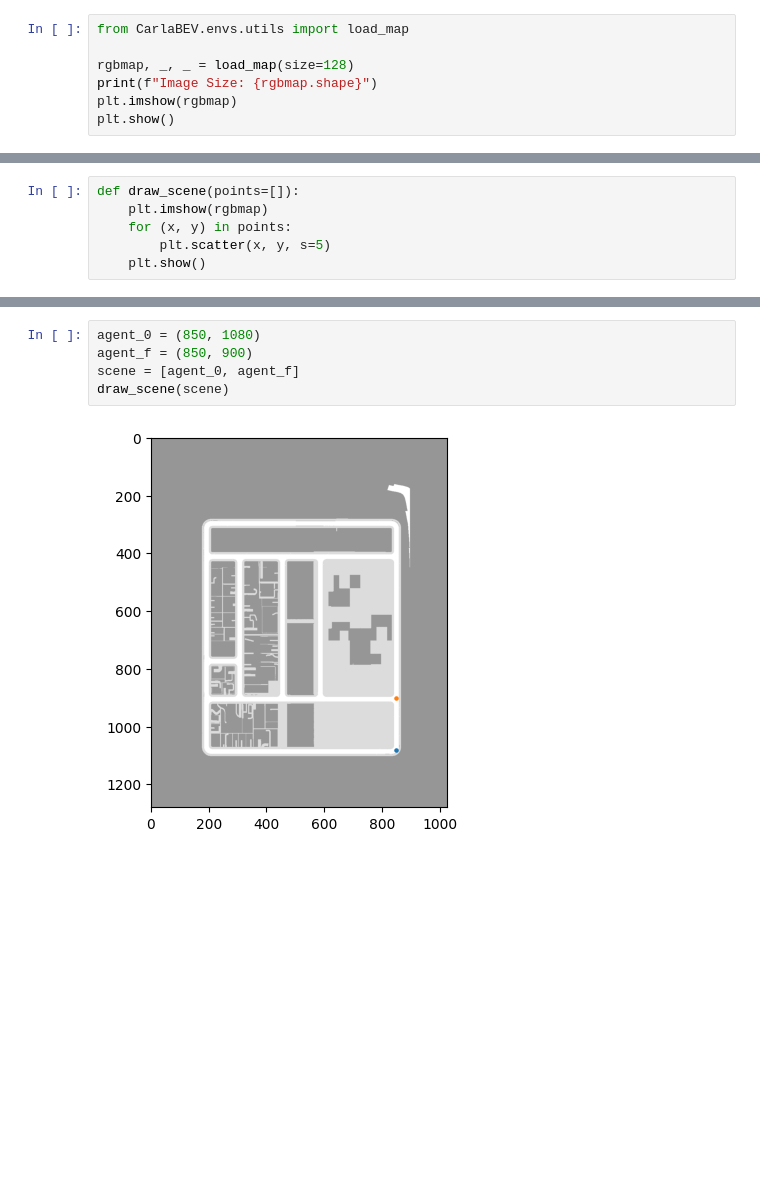
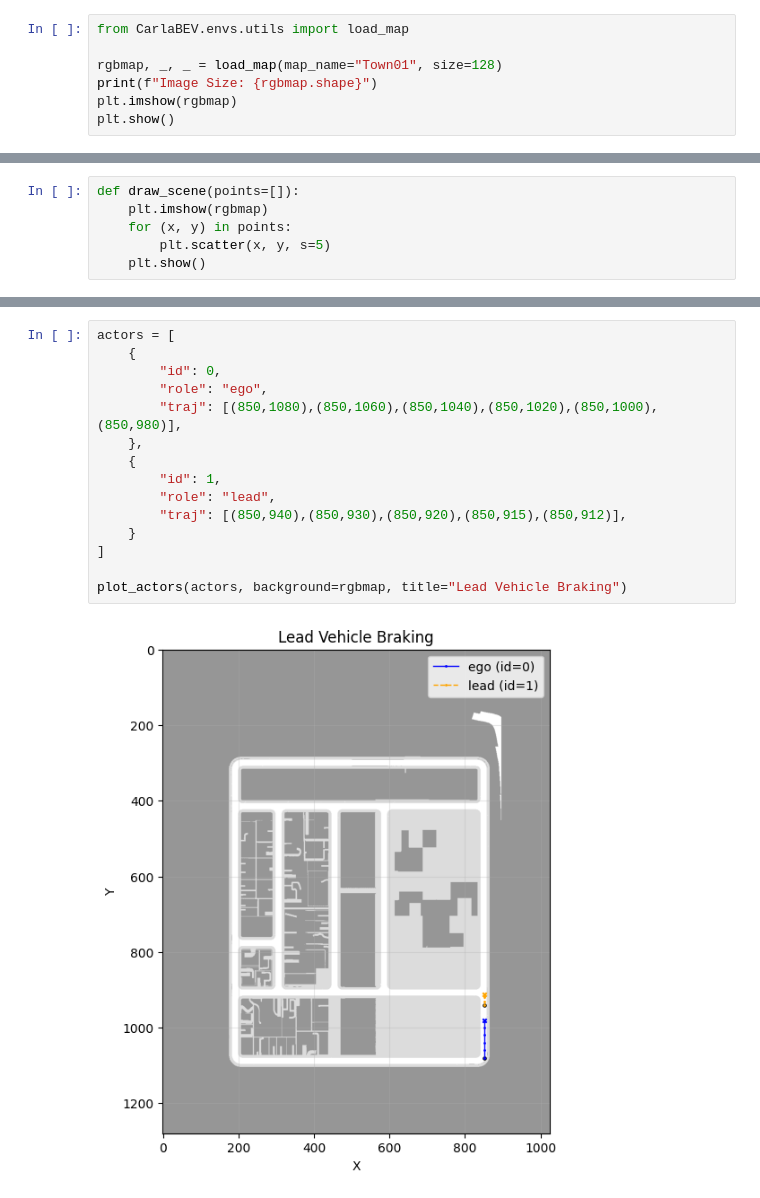
Before and after one commit to danielmtzbarba/carlabev-env, a Jupyter notebook: CarlaBEV/scripts/design_scene.ipynb, the cells around one changed output, grey strips where cells are left out. Cells and saved outputs as stored; diff of their text form; blank space fills up the shorter version.

```diff
--- a/CarlaBEV/scripts/design_scene.ipynb
+++ b/CarlaBEV/scripts/design_scene.ipynb
@@ -7,7 +7,7 @@ from copy import deepcopy
 # %%
 from CarlaBEV.envs.utils import load_map
 
-rgbmap, _, _ = load_map(size=128)
+rgbmap, _, _ = load_map(map_name="Town01", size=128)
 print(f"Image Size: {rgbmap.shape}")
 plt.imshow(rgbmap)
 plt.show()
@@ -23,7 +83,17 @@ def draw_scene(points=[]):
 # %%
-agent_0 = (850, 1080)
-agent_f = (850, 900)
-scene = [agent_0, agent_f]
-draw_scene(scene)
+actors = [
+    {
+        "id": 0,
+        "role": "ego",
+        "traj": [(850,1080),(850,1060),(850,1040),(850,1020),(850,1000),(850,980)],
+    },
+    {
+        "id": 1,
+        "role": "lead",
+        "traj": [(850,940),(850,930),(850,920),(850,915),(850,912)],
+    }
+]
+
+plot_actors(actors, background=rgbmap, title="Lead Vehicle Braking")
 # %% [output]
-[figure, old version]
+[figure, new version]
```
Also changed, not shown: parts of 1 cell of this notebook, 14 other files.
